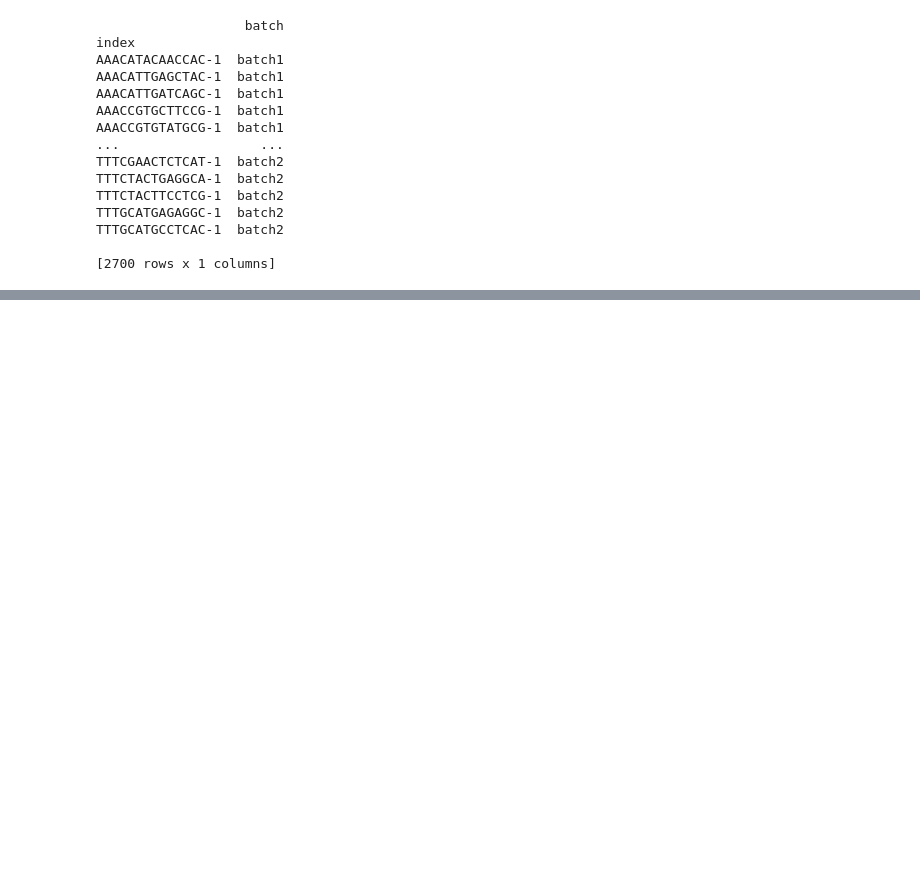
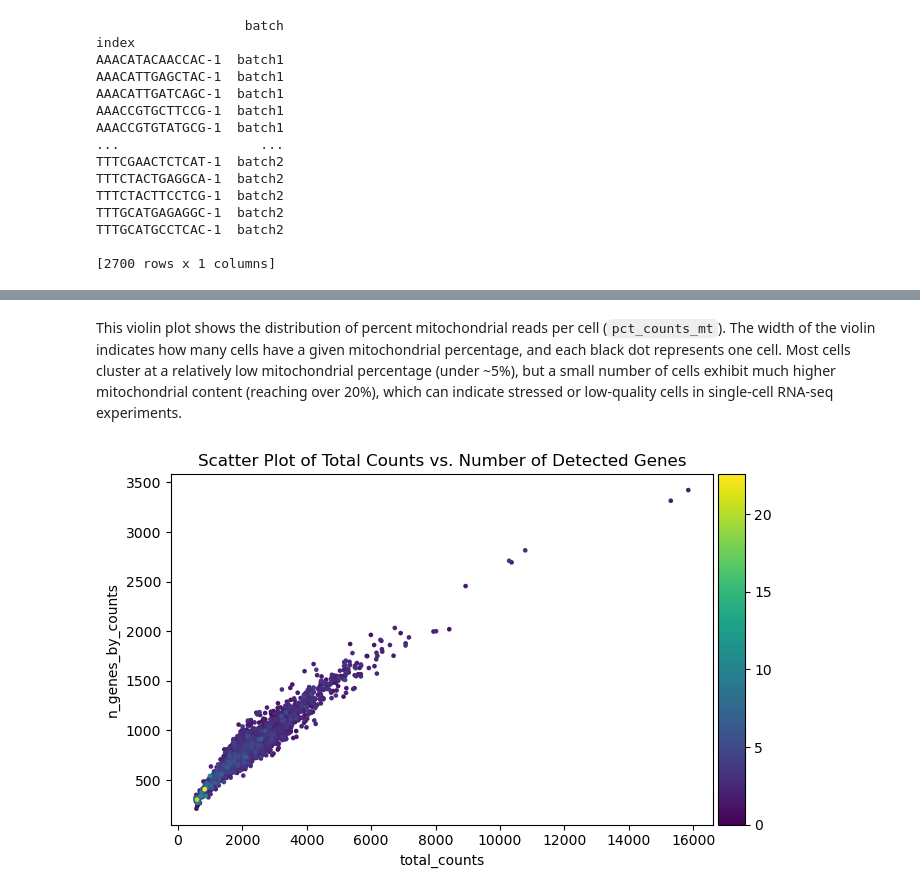
Before and after one commit to YunkeW/Single-Cell, a Jupyter notebook: single_cell.ipynb, the cells around one changed output, grey strips where cells are left out. Cells and saved outputs as stored; diff of their text form; code cells hidden in the pictures; blank space fills up the shorter version.

```diff
--- a/single_cell.ipynb
+++ b/single_cell.ipynb
@@ -185,0 +219,14 @@ AC002321.1                   0.0  False  False
+# %% [markdown]
+This violin plot shows the distribution of percent mitochondrial reads per cell (`pct_counts_mt`). The width of the violin indicates how many cells have a given mitochondrial percentage, and each black dot represents one cell. Most cells cluster at a relatively low mitochondrial percentage (under ~5%), but a small number of cells exhibit much higher mitochondrial content (reaching over 20%), which can indicate stressed or low‐quality cells in single‐cell RNA‐seq experiments.
+# %%
+# Scatter plot of total_counts vs. n_genes_by_counts
+# colored by pct_counts_mt
+sc.pl.scatter(
+    adata,
+    x='total_counts',
+    y='n_genes_by_counts',
+    color='pct_counts_mt',
+    title='Scatter Plot of Total Counts vs. Number of Detected Genes'
+)
+# %% [output]
+[figure, added]
```
Also changed, not shown: parts of 20 cells of this notebook.
